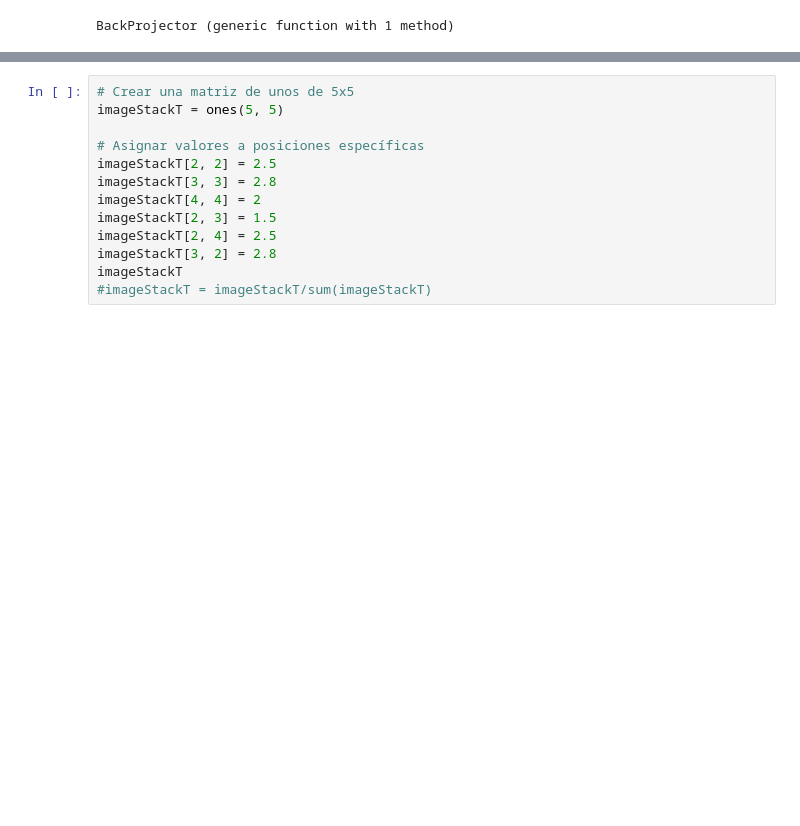
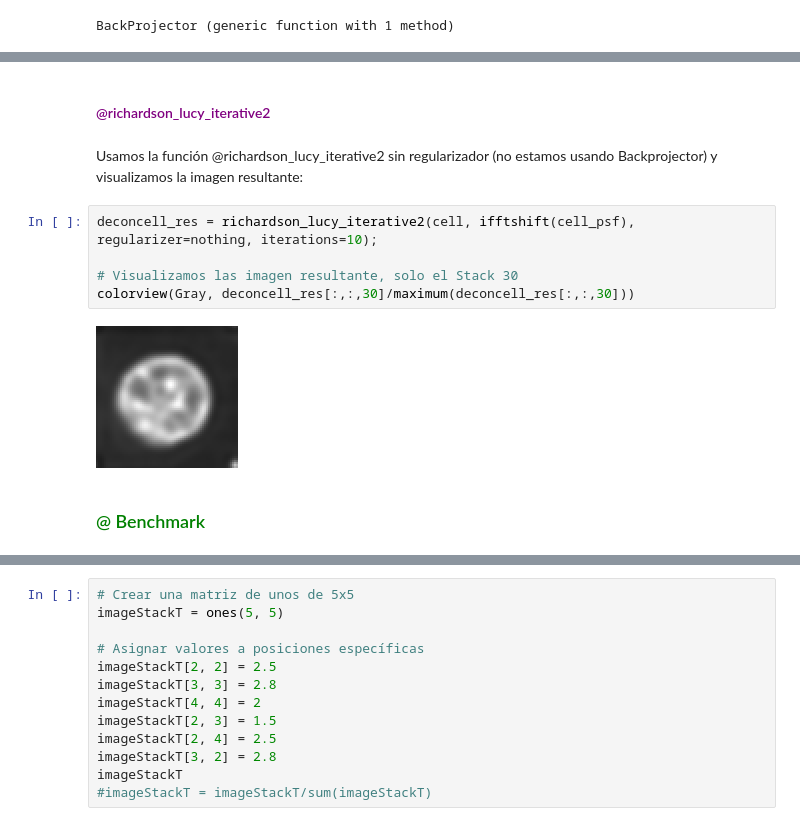
Before and after one commit to Jimena163/TFGNotebook, a Jupyter notebook: 3D_Julia_MAC.ipynb, the cells around one changed output, grey strips where cells are left out. Cells and saved outputs as stored; diff of their text form; blank space fills up the shorter version.

```diff
--- a/3D_Julia_MAC.ipynb
+++ b/3D_Julia_MAC.ipynb
@@ -442,0 +412,13 @@ EJEMPLOS
+# %% [markdown]
+<h4 style="color: purple;">@richardson_lucy_iterative2</h4>
+# %% [markdown]
+Usamos la función @richardson_lucy_iterative2 sin regularizador (no estamos usando Backprojector) y visualizamos la imagen resultante:
+# %%
+deconcell_res = richardson_lucy_iterative2(cell, ifftshift(cell_psf), regularizer=nothing, iterations=10);
+
+# Visualizamos las imagen resultante, solo el Stack 30
+colorview(Gray, deconcell_res[:,:,30]/maximum(deconcell_res[:,:,30]))
+# %% [output]
+[figure, added]
+# %% [markdown]
+<h3 style="color: green;">@ Benchmark</h3>
```
Also changed, not shown: parts of 168 cells of this notebook, 44 other files.
